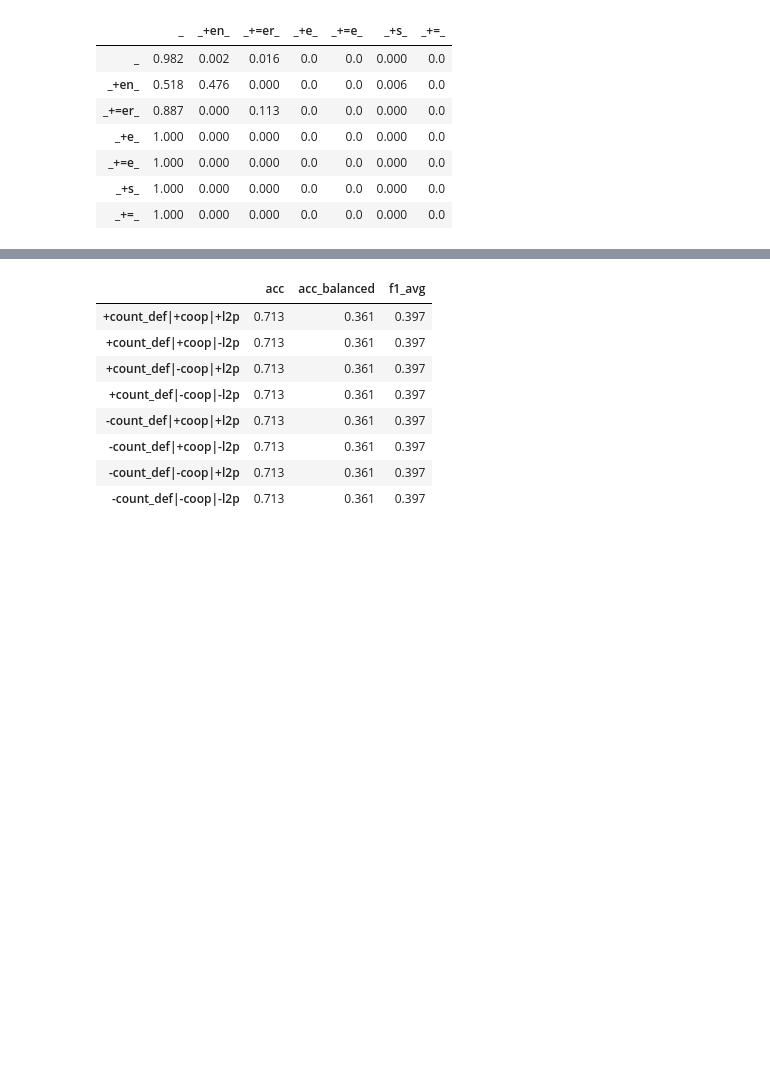
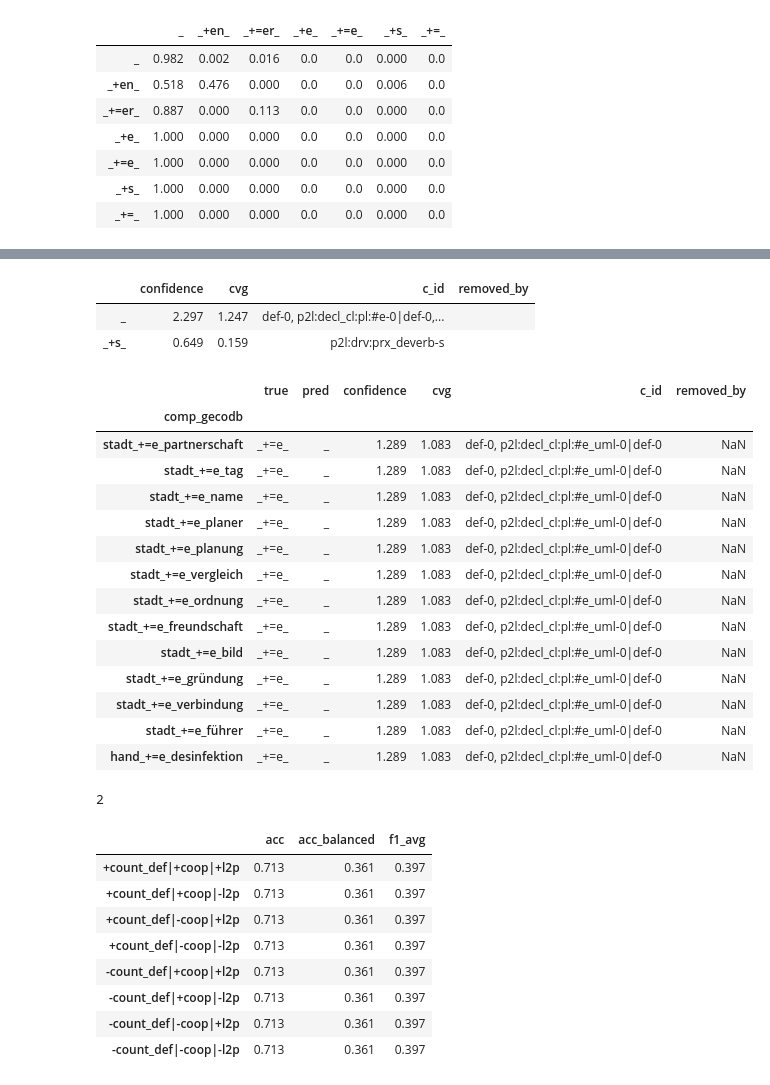
Before and after one commit to maxschmaltz/DieKonstraints, a Jupyter notebook: comp_modeling/inspect.ipynb, the cells around one changed output, grey strips where cells are left out. Saved outputs shown, nothing was run; the diff lists cells and outputs as text; code cells hidden in the pictures; blank space fills up the shorter version.

```diff
--- a/comp_modeling/inspect.ipynb
+++ b/comp_modeling/inspect.ipynb
@@ -885,0 +973,26 @@ for (key_1, preds_1), (key_2, preds_2) in pairwise(Y_pred_ah02.items()):
+# %%
+list(unique_scoreboards.values())[5]
+# %% [output]
+|  | confidence | cvg | c_id | removed_by |
+| _ | 2.297 | 1.247 | def-0, p2l:decl_cl:pl:#e-0|def-0,... |  |
+| _+s_ | 0.649 | 0.159 | p2l:drv:prx_deverb-s |  |
+# %%
+linker = "_+=e_"
+sample = preds_a02[preds_a02["true"] == linker]
+sample
+# %% [output]
+|  | true | pred | confidence | cvg | c_id | removed_by |
+| comp_gecodb |  |  |  |  |  |  |
+| stadt_+=e_partnerschaft | _+=e_ | _ | 1.289 | 1.083 | def-0, p2l:decl_cl:pl:#e_uml-0|def-0 | NaN |
+| stadt_+=e_tag | _+=e_ | _ | 1.289 | 1.083 | def-0, p2l:decl_cl:pl:#e_uml-0|def-0 | NaN |
+| stadt_+=e_name | _+=e_ | _ | 1.289 | 1.083 | def-0, p2l:decl_cl:pl:#e_uml-0|def-0 | NaN |
+| stadt_+=e_planer | _+=e_ | _ | 1.289 | 1.083 | def-0, p2l:decl_cl:pl:#e_uml-0|def-0 | NaN |
+| stadt_+=e_planung | _+=e_ | _ | 1.289 | 1.083 | def-0, p2l:decl_cl:pl:#e_uml-0|def-0 | NaN |
+| stadt_+=e_vergleich | _+=e_ | _ | 1.289 | 1.083 | def-0, p2l:decl_cl:pl:#e_uml-0|def-0 | NaN |
+| stadt_+=e_ordnung | _+=e_ | _ | 1.289 | 1.083 | def-0, p2l:decl_cl:pl:#e_uml-0|def-0 | NaN |
+| stadt_+=e_freundschaft | _+=e_ | _ | 1.289 | 1.083 | def-0, p2l:decl_cl:pl:#e_uml-0|def-0 | NaN |
+| stadt_+=e_bild | _+=e_ | _ | 1.289 | 1.083 | def-0, p2l:decl_cl:pl:#e_uml-0|def-0 | NaN |
+| stadt_+=e_gründung | _+=e_ | _ | 1.289 | 1.083 | def-0, p2l:decl_cl:pl:#e_uml-0|def-0 | NaN |
+| stadt_+=e_verbindung | _+=e_ | _ | 1.289 | 1.083 | def-0, p2l:decl_cl:pl:#e_uml-0|def-0 | NaN |
+| stadt_+=e_führer | _+=e_ | _ | 1.289 | 1.083 | def-0, p2l:decl_cl:pl:#e_uml-0|def-0 | NaN |
+| hand_+=e_desinfektion | _+=e_ | _ | 1.289 | 1.083 | def-0, p2l:decl_cl:pl:#e_uml-0|def-0 | NaN |
@@ -886,3 +1008,8 @@ for (key_1, preds_1), (key_2, preds_2) in pairwise(Y_pred_ah02.items()):
+# %%
+# either only 0, or semantic constr is too irregular
+len(unique_scoreboards.values())
+# %% [output]
+2
 # %%
 Y_pred_y16_cond = {}
 y16_cond_metrics = {}
```
Also changed, not shown: parts of 32 cells of this notebook.
